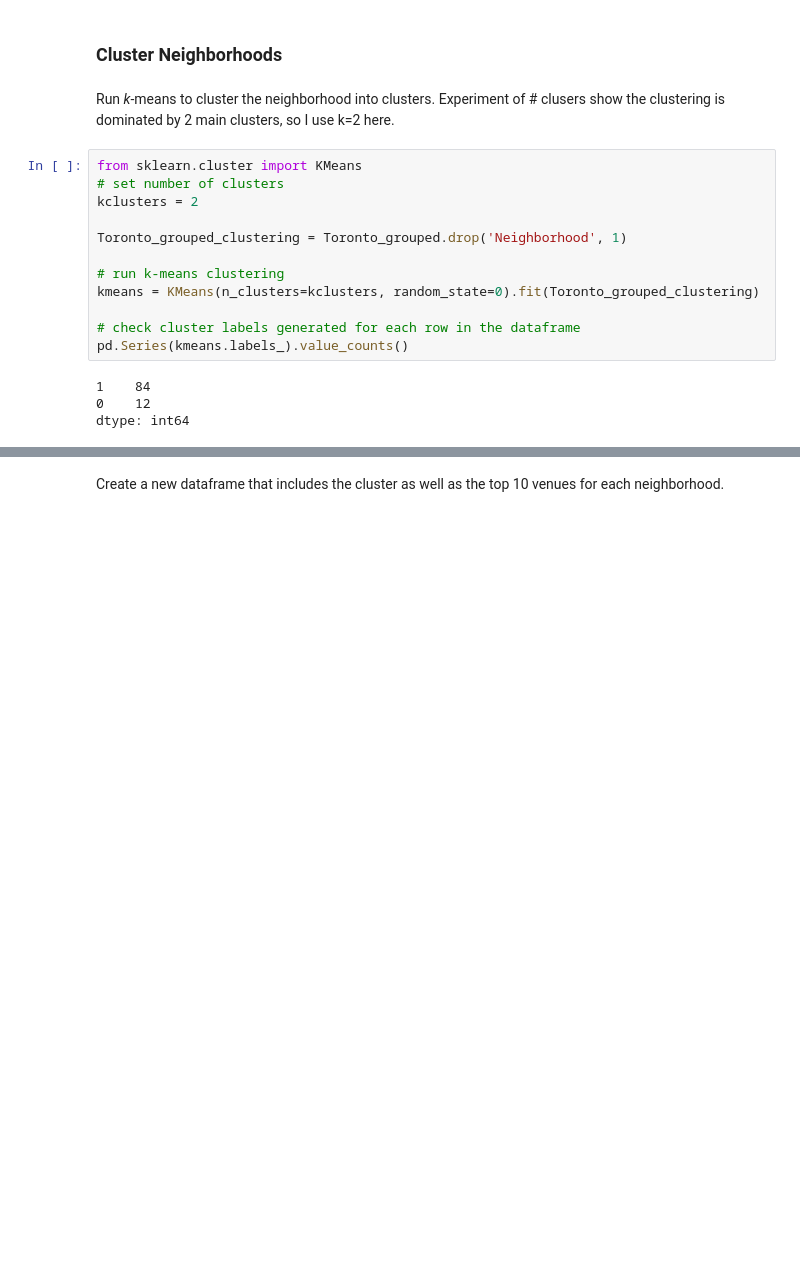
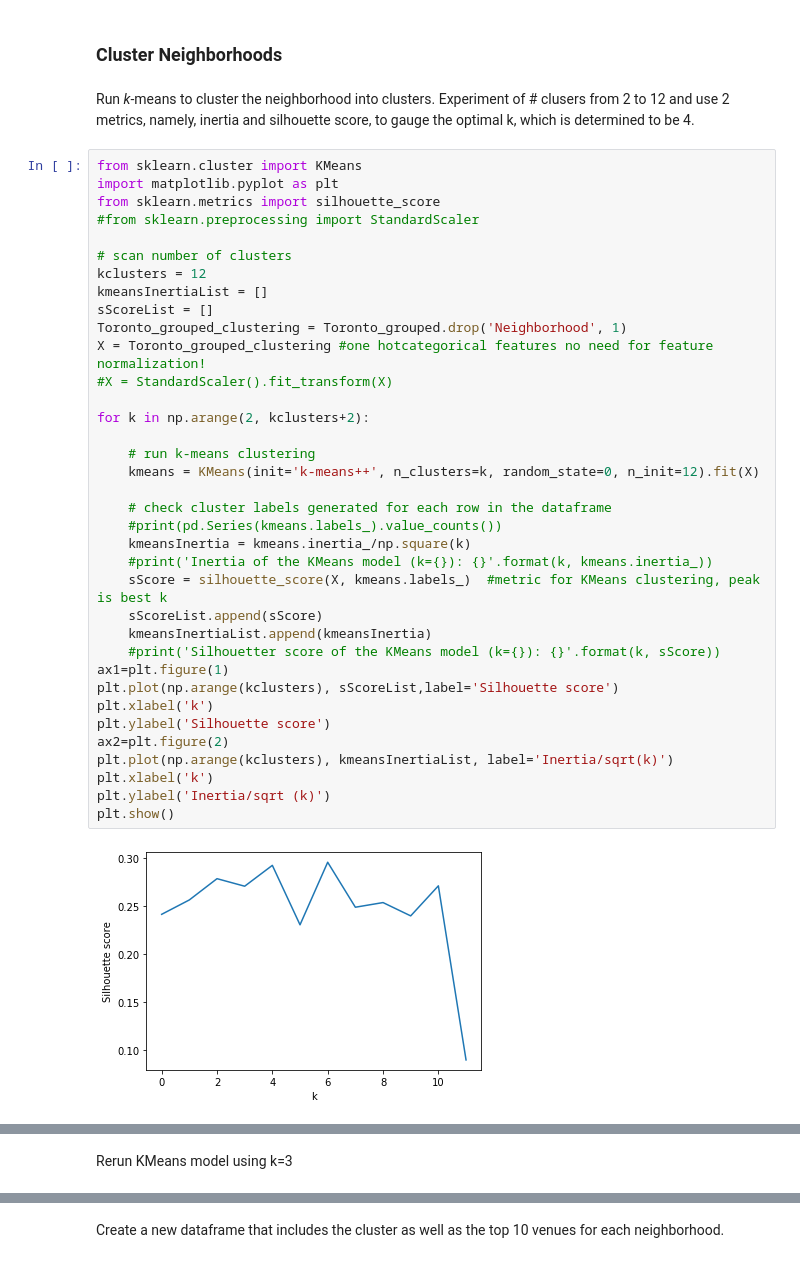
Before and after one commit to gte3968/Toronto-neighborhoods, a Jupyter notebook: Toronto neighborhoods2.ipynb, the cells around one changed output, grey strips where cells are left out. Saved outputs shown, nothing was run; the diff lists cells and outputs as text; blank space fills up the shorter version.

```diff
--- a/Toronto neighborhoods2.ipynb
+++ b/Toronto neighborhoods2.ipynb
@@ -530,21 +546,43 @@ neighborhoods_venues_sorted.head()
 | 4 | Bedford Park, Lawrence Manor East | Coffee Shop | Restaurant | Sandwich Place | Italian Restaurant | ... |
 # %% [markdown]
 ### Cluster Neighborhoods
-# %% [markdown]
-Run *k*-means to cluster the neighborhood into clusters. Experiment of # clusers show the clustering is dominated by 2 main clusters, so I use k=2 here.
-# %%
-from sklearn.cluster import KMeans
-# set number of clusters
-kclusters = 2
-
-Toronto_grouped_clustering = Toronto_grouped.drop('Neighborhood', 1)
-
-# run k-means clustering
-kmeans = KMeans(n_clusters=kclusters, random_state=0).fit(Toronto_grouped_clustering)
-
-# check cluster labels generated for each row in the dataframe
-pd.Series(kmeans.labels_).value_counts()
-# %% [output]
-1    84
-0    12
-dtype: int64
+# %% [markdown]
+Run *k*-means to cluster the neighborhood into clusters. Experiment of # clusers from 2 to 12 and use 2 metrics, namely, inertia and silhouette score, to gauge the optimal k, which is determined to be 4.
+# %%
+from sklearn.cluster import KMeans
+import matplotlib.pyplot as plt
+from sklearn.metrics import silhouette_score
+#from sklearn.preprocessing import StandardScaler
+
+# scan number of clusters
+kclusters = 12
+kmeansInertiaList = []
+sScoreList = []
+Toronto_grouped_clustering = Toronto_grouped.drop('Neighborhood', 1)
+X = Toronto_grouped_clustering #one hotcategorical features no need for feature normalization!
+#X = StandardScaler().fit_transform(X)
+
+for k in np.arange(2, kclusters+2):
+
+    # run k-means clustering
+    kmeans = KMeans(init='k-means++', n_clusters=k, random_state=0, n_init=12).fit(X)
+
+    # check cluster labels generated for each row in the dataframe
+    #print(pd.Series(kmeans.labels_).value_counts())
+    kmeansInertia = kmeans.inertia_/np.square(k)
+    #print('Inertia of the KMeans model (k={}): {}'.format(k, kmeans.inertia_))
+    sScore = silhouette_score(X, kmeans.labels_)  #metric for KMeans clustering, peak is best k
+    sScoreList.append(sScore)
+    kmeansInertiaList.append(kmeansInertia)
+    #print('Silhouetter score of the KMeans model (k={}): {}'.format(k, sScore))
+ax1=plt.figure(1)
+plt.plot(np.arange(kclusters), sScoreList,label='Silhouette score')
+plt.xlabel('k')
+plt.ylabel('Silhouette score')
+ax2=plt.figure(2)
+plt.plot(np.arange(kclusters), kmeansInertiaList, label='Inertia/sqrt(k)')
+plt.xlabel('k')
+plt.ylabel('Inertia/sqrt (k)')
+plt.show()
+# %% [output]
+[figure, added]
@@ -550,0 +590,2 @@ dtype: int64
+# %% [markdown]
+Rerun KMeans model using k=3
```
Also changed, not shown: parts of 24 cells of this notebook.
